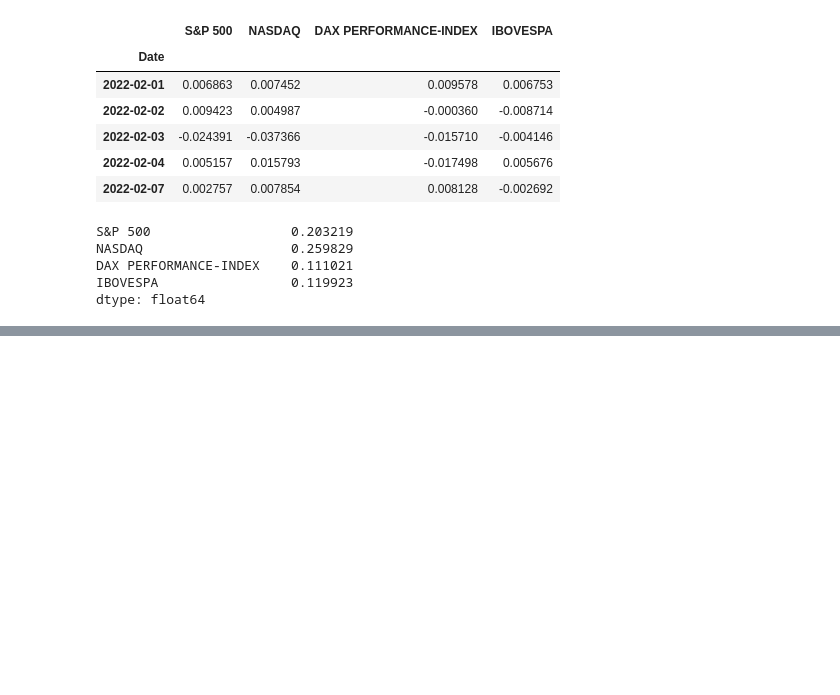
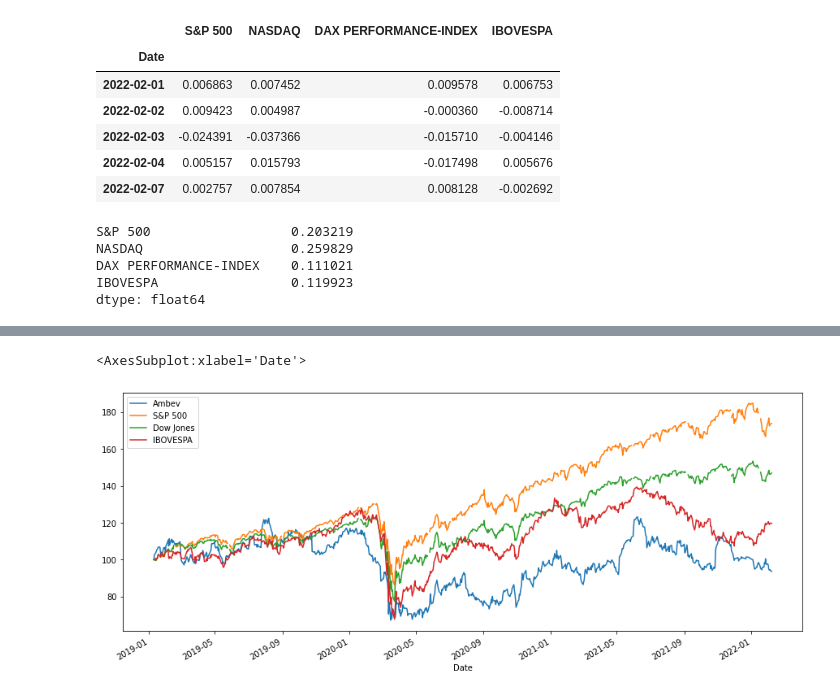
Before and after one commit to anablima/Python-Studies, a Jupyter notebook: Python-Finanças-Udemy/RetornoIndicesBolsas.ipynb, the cells around one changed output, grey strips where cells are left out. Drawn from its saved outputs; the diff is of its cells as text; code cells hidden in the pictures; blank space fills up the shorter version.

Commit message:
Retorno índices

```diff
--- a/Python-Finanças-Udemy/RetornoIndicesBolsas.ipynb
+++ b/Python-Finanças-Udemy/RetornoIndicesBolsas.ipynb
@@ -83,3 +83,17 @@ NASDAQ                   0.259829
 DAX PERFORMANCE-INDEX    0.111021
 IBOVESPA                 0.119923
 dtype: float64
+# %%
+# Comparando o retorno de 1 ação com alguns índices
+acao_index = ['ABEV3.SA','^GSPC','^DJI','^BVSP']
+
+# Criamos o DataFrame vazio
+comp_acao_index = pd.DataFrame()
+
+# Preenchemos o DataFrame com os dados dos índices
+for a in acao_index:
+    comp_acao_index[a] = wb.DataReader(a, data_source='yahoo', start=inicio)['Adj Close']
+# %%
+# Novos nomes das colunas
+names = ['Ambev', 'S&P 500', 'Dow Jones', 'IBOVESPA']
+comp_acao_index.columns = names
@@ -85,0 +110,6 @@ dtype: float64
+# %%
+# Normalizando e comparando ações com índice de ações
+(comp_acao_index / comp_acao_index.iloc[0] * 100).plot(figsize=(15,6))
+# %% [output]
+<AxesSubplot:xlabel='Date'>
+[figure, added]
```
Also changed, not shown: parts of 1 cell of this notebook.
